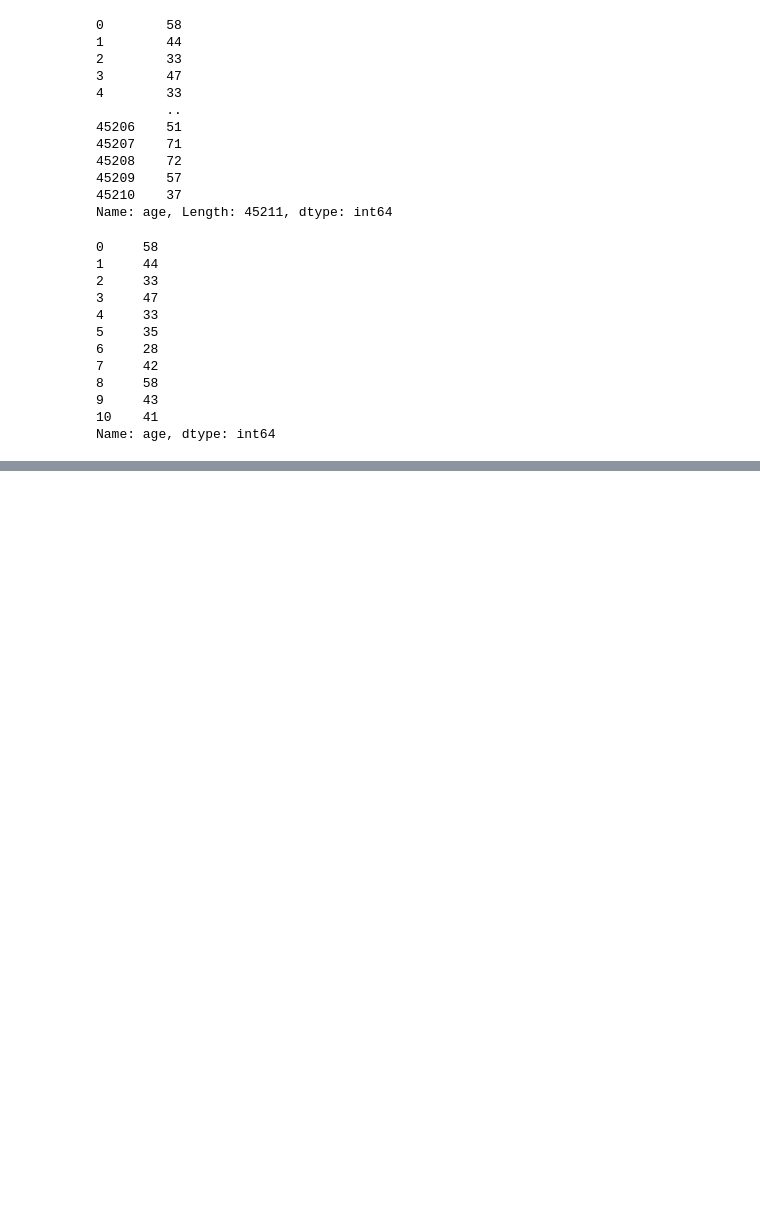
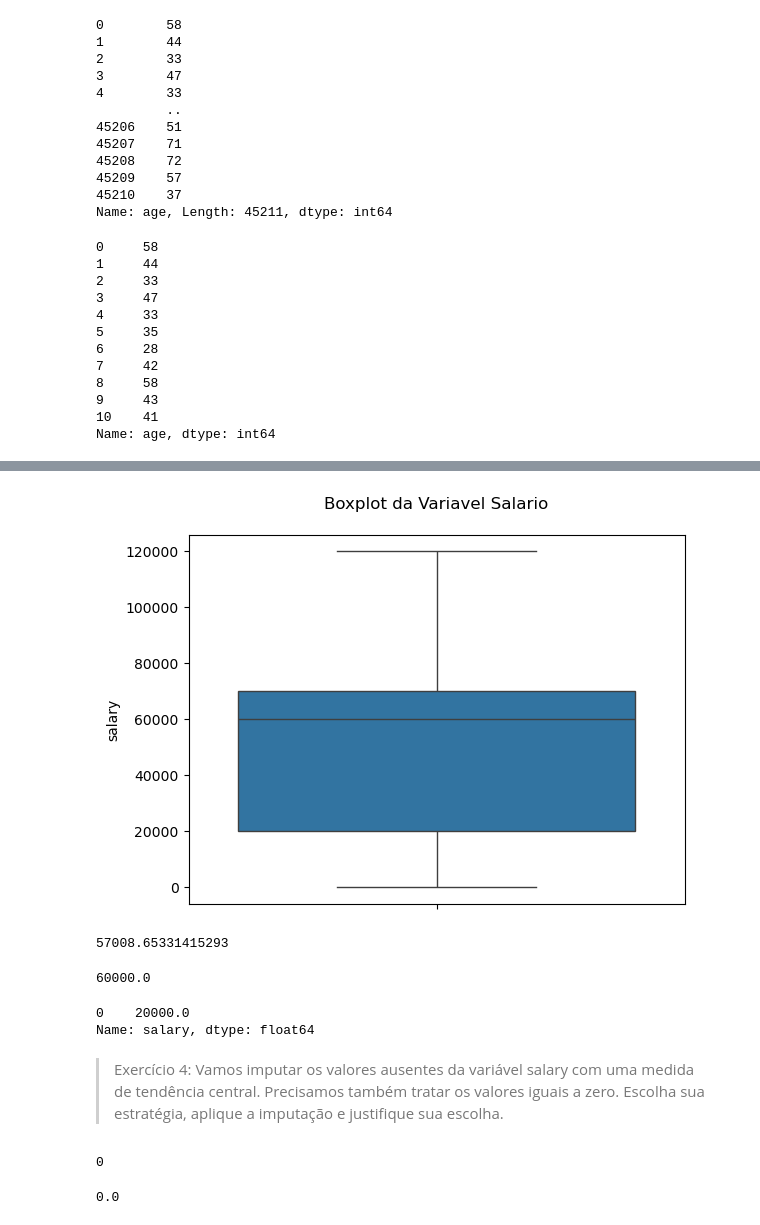
Before and after one commit to Marcelohxt/Handle-Missing-Values, a Jupyter notebook: Resolution_Handle.ipynb, the cells around one changed output, grey strips where cells are left out. Drawn from its saved outputs; the diff is of its cells as text; code cells hidden in the pictures; blank space fills up the shorter version.

```diff
--- a/Resolution_Handle.ipynb
+++ b/Resolution_Handle.ipynb
@@ -282,0 +381,25 @@ Name: age, dtype: int64
+# %%
+# Boxplot
+sns.boxplot(df.salary)
+plt.title("Boxplot da Variavel Salario\n")
+plt.show()
+# %% [output]
+[figure, added]
+# %%
+# Vamos verificar qual é a média de idade
+df.salary.mean()
+# %% [output]
+57008.65331415293
+# %%
+# Vamos verificar qual é a mediana
+df.salary.median()
+# %% [output]
+60000.0
+# %%
+# vamos verificar a Moda
+df.salary.mode()
+# %% [output]
+0    20000.0
+Name: salary, dtype: float64
+# %% [markdown]
+> Exercício 4: Vamos imputar os valores ausentes da variável salary com uma medida de tendência central. Precisamos também tratar os valores iguais a zero. Escolha sua estratégia, aplique a imputação e justifique sua escolha.
@@ -282,0 +408,8 @@ Name: age, dtype: int64
+# %%
+df.salary.isnull().sum()
+# %% [output]
+0
+# %%
+df.salary.isnull().mean()*100
+# %% [output]
+0.0
```
Also changed, not shown: parts of 22 cells of this notebook.
